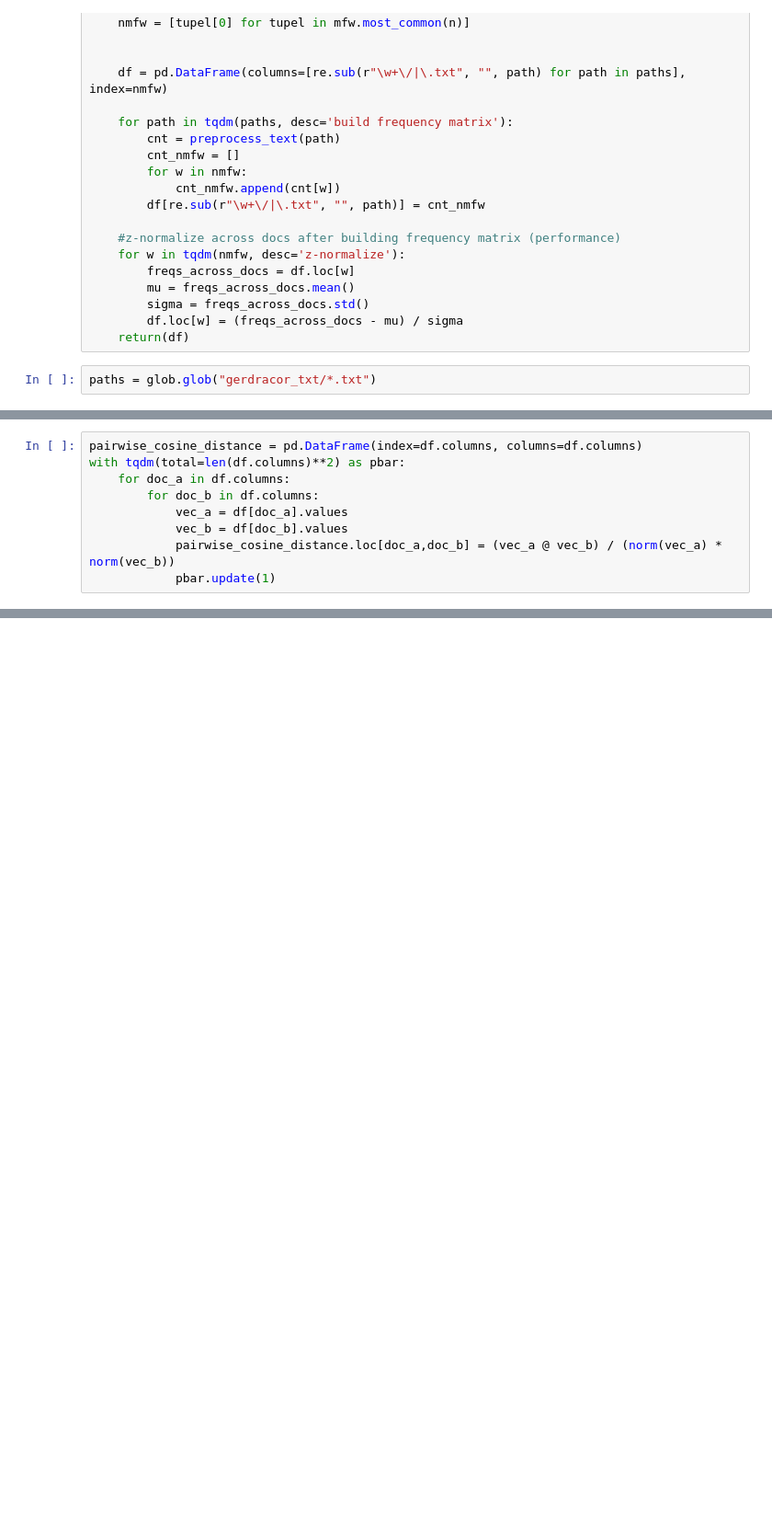
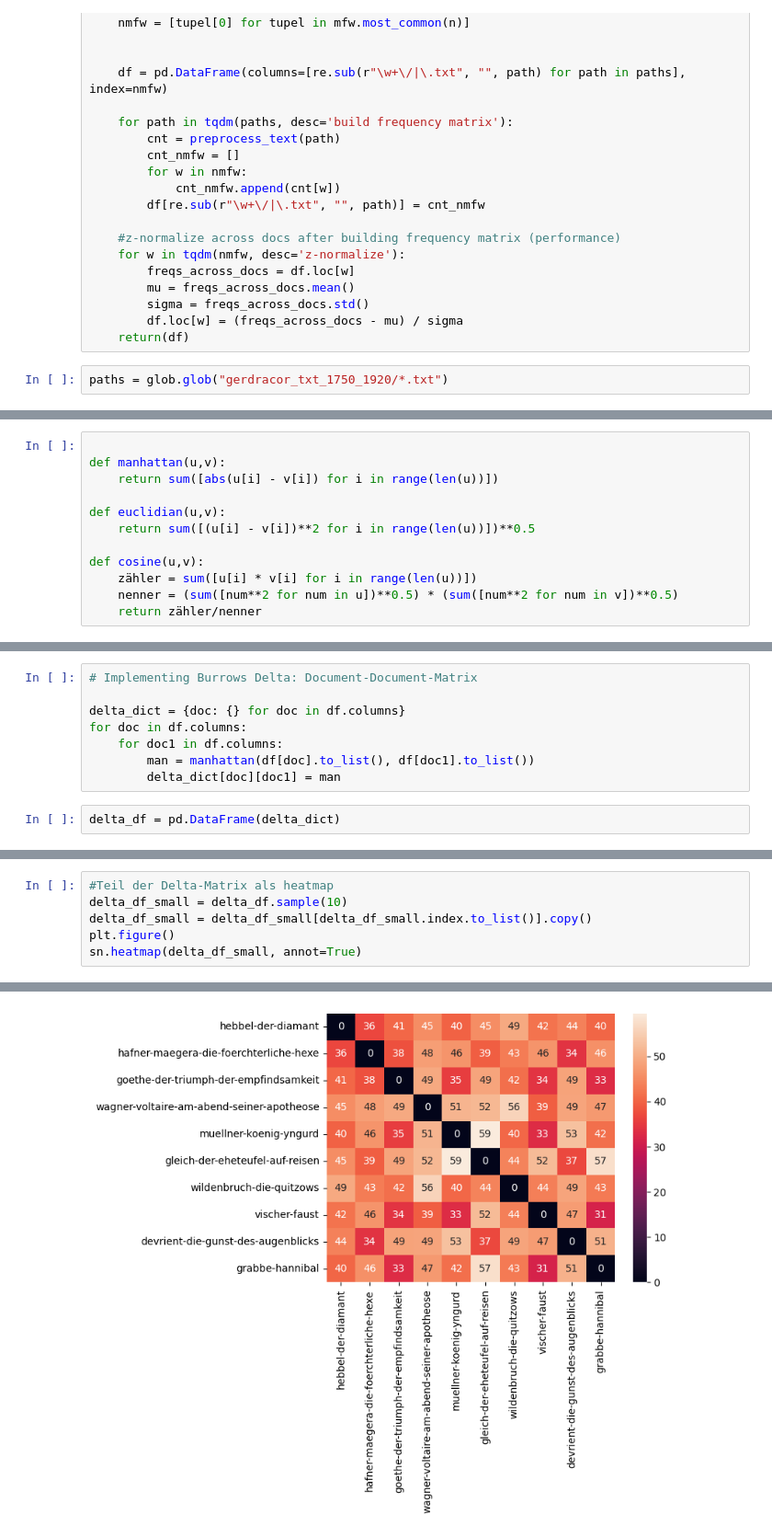
Before and after one commit to aehrm/seminar_cls_2023, a Jupyter notebook: evertdelta.ipynb, the cells around one changed output, grey strips where cells are left out. Shown at 92% size. Saved outputs shown, nothing was run; the diff lists cells and outputs as text; blank space fills up the shorter version.

```diff
--- a/evertdelta.ipynb
+++ b/evertdelta.ipynb
@@ -67,5 +70,5 @@ def create_doc_term_matrix(paths, n):
         df.loc[w] = (freqs_across_docs - mu) / sigma
     return(df)
 # %%
-paths = glob.glob("gerdracor_txt/*.txt")
+paths = glob.glob("gerdracor_txt_1750_1920/*.txt")
 # %%
@@ -88,9 +165,12 @@ df
 # %%
-pairwise_cosine_distance = pd.DataFrame(index=df.columns, columns=df.columns)
-with tqdm(total=len(df.columns)**2) as pbar:
-    for doc_a in df.columns:
-        for doc_b in df.columns:
-            vec_a = df[doc_a].values
-            vec_b = df[doc_b].values
-            pairwise_cosine_distance.loc[doc_a,doc_b] = (vec_a @ vec_b) / (norm(vec_a) * norm(vec_b))
-            pbar.update(1)
+
+def manhattan(u,v):
+    return sum([abs(u[i] - v[i]) for i in range(len(u))])
+
+def euclidian(u,v):
+    return sum([(u[i] - v[i])**2 for i in range(len(u))])**0.5
+
+def cosine(u,v):
+    zähler = sum([u[i] * v[i] for i in range(len(u))])
+    nenner = (sum([num**2 for num in u])**0.5) * (sum([num**2 for num in v])**0.5)
+    return zähler/nenner
@@ -221,0 +202,10 @@ plt.show()
+# %%
+# Implementing Burrows Delta: Document-Document-Matrix
+
+delta_dict = {doc: {} for doc in df.columns}
+for doc in df.columns:
+    for doc1 in df.columns:
+        man = manhattan(df[doc].to_list(), df[doc1].to_list())
+        delta_dict[doc][doc1] = man
+# %%
+delta_df = pd.DataFrame(delta_dict)
@@ -221,0 +228,7 @@ plt.show()
+# %%
+#Teil der Delta-Matrix als heatmap
+delta_df_small = delta_df.sample(10)
+delta_df_small = delta_df_small[delta_df_small.index.to_list()].copy()
+plt.figure()
+sn.heatmap(delta_df_small, annot=True)
+# %% [output]
@@ -221,0 +236 @@ plt.show()
+[figure, added]
```
Also changed, not shown: parts of 21 cells of this notebook.
